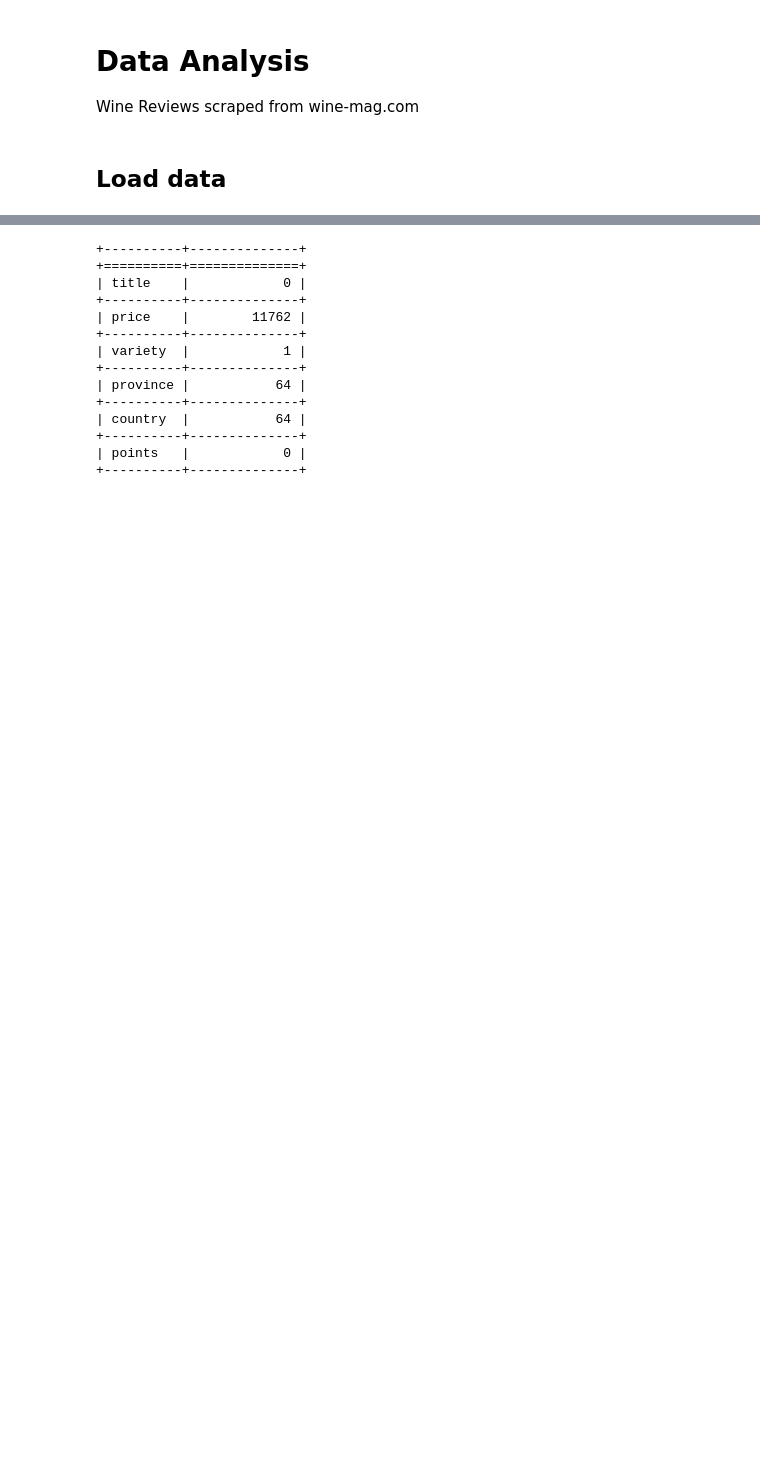
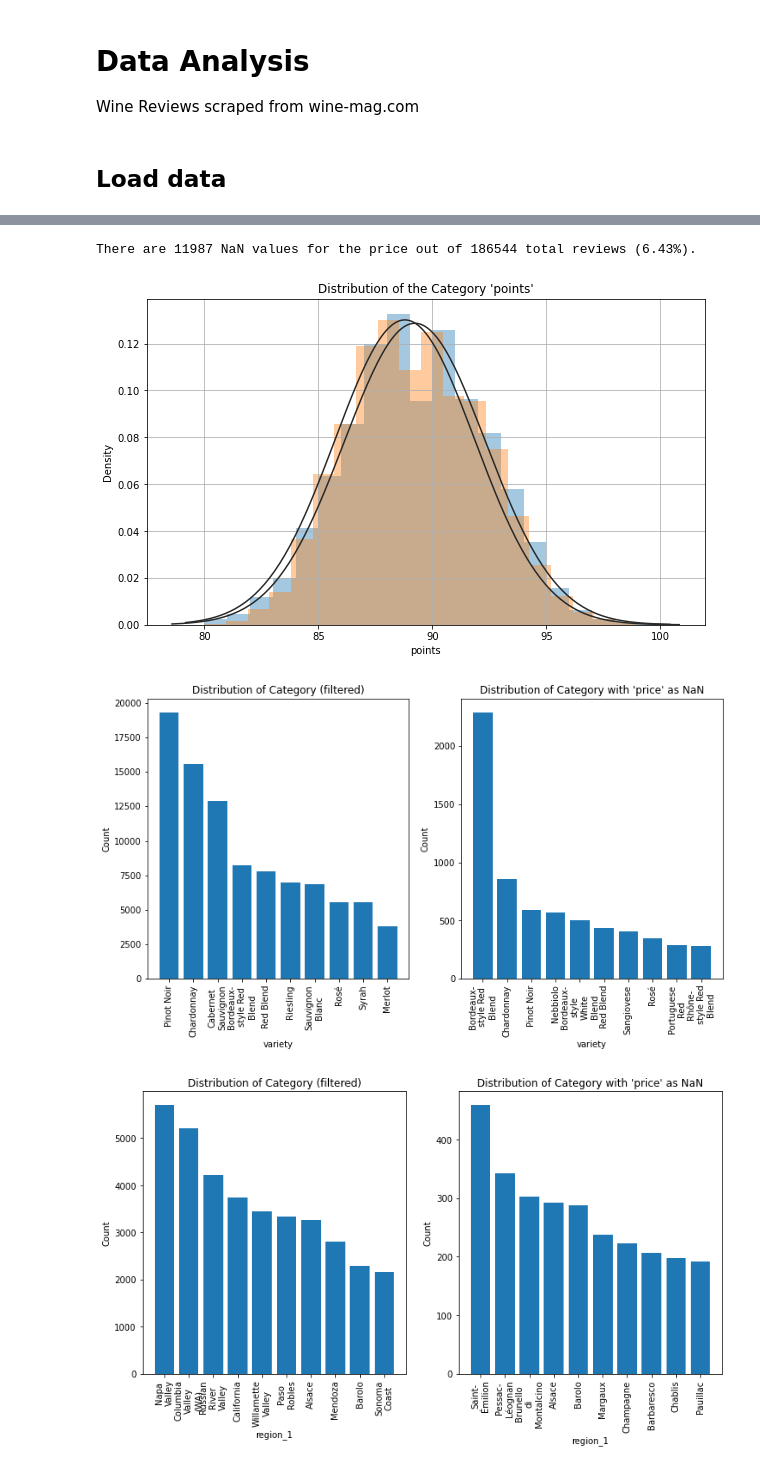
Before and after one commit to huestisk/wine-idss, a Jupyter notebook: data_analysis/data_analysis.ipynb, the cells around one changed output, grey strips where cells are left out. Cells and saved outputs as stored; diff of their text form; code cells hidden in the pictures; blank space fills up the shorter version.

```diff
--- a/data_analysis/data_analysis.ipynb
+++ b/data_analysis/data_analysis.ipynb
@@ -26,21 +135,46 @@ na_points = df.loc[df["points"].isna()]
-# %%
-nans = pd.DataFrame({'NaN Values': [len(na_title), len(na_price),
-        len(na_variety), len(na_province), len(na_country), len(na_points)]},
-        index=["title", "price", "variety", "province", "country", "points"])
-
-print(nans.to_markdown(tablefmt="grid"))
-# %% [output]
-+----------+--------------+
-+==========+==============+
-| title    |            0 |
-+----------+--------------+
-| price    |        11762 |
-+----------+--------------+
-| variety  |            1 |
-+----------+--------------+
-| province |           64 |
-+----------+--------------+
-| country  |           64 |
-+----------+--------------+
-| points   |            0 |
-+----------+--------------+
+# %%
+print("There are " + str(len(na_price)) + " NaN values for the price out of " + str(len(df)) + " total reviews (" + str(round(100*len(na_price) / len(df), 2)) + "%).")
+# %% [output]
+There are 11987 NaN values for the price out of 186544 total reviews (6.43%).
+# %%
+data_wo_price_na = df.loc[df["price"].notnull()]
+# %%
+for idx, col in enumerate(cols):
+    if col=='description' or col=='title' or col=='winery' or col=='price':
+        continue
+    elif col=='points':
+        data_na = na_price[col].dropna()
+        data_notnull = data_wo_price_na[col].dropna()
+
+        # plt.figure(figsize=(12, 6))
+        # plt.subplot(121)
+        # plot_dist(data_notnull, col)
+        # plt.title("Distribution of Category (filtered)")
+        # plt.subplot(122)
+        # plot_dist(data_na, col)
+        # plt.title("Distribution of Category with 'price' as NaN")
+        # plt.show()
+
+        plot_dist(data_notnull, col)
+        plot_dist(data_na, col)
+        plt.show()
+    else:
+        top10_counts_na = Counter(na_price[col].dropna()).most_common(10)
+        xdata_na = [point[0] for point in top10_counts_na]
+        ydata_na = [point[1] for point in top10_counts_na]
+        top10_counts_wo_price_na = Counter(data_wo_price_na[col].dropna()).most_common(10)
+        xdata_wo_price_na = [point[0] for point in top10_counts_wo_price_na]
+        ydata_wo_price_na = [point[1] for point in top10_counts_wo_price_na]
+
+        plt.figure(figsize=(12, 6))
+        plt.subplot(121)
+        plot_counts(xdata_wo_price_na, ydata_wo_price_na, col)
+        plt.title("Distribution of Category (filtered)")
+        plt.subplot(122)
+        plot_counts(xdata_na, ydata_na, col)
+        plt.title("Distribution of Category with 'price' as NaN")
+        plt.show()
+# %% [output]
+[figure, added]
+[figure, added]
+[figure, added]
```
Also changed, not shown: parts of 17 cells of this notebook, 15 other files.
